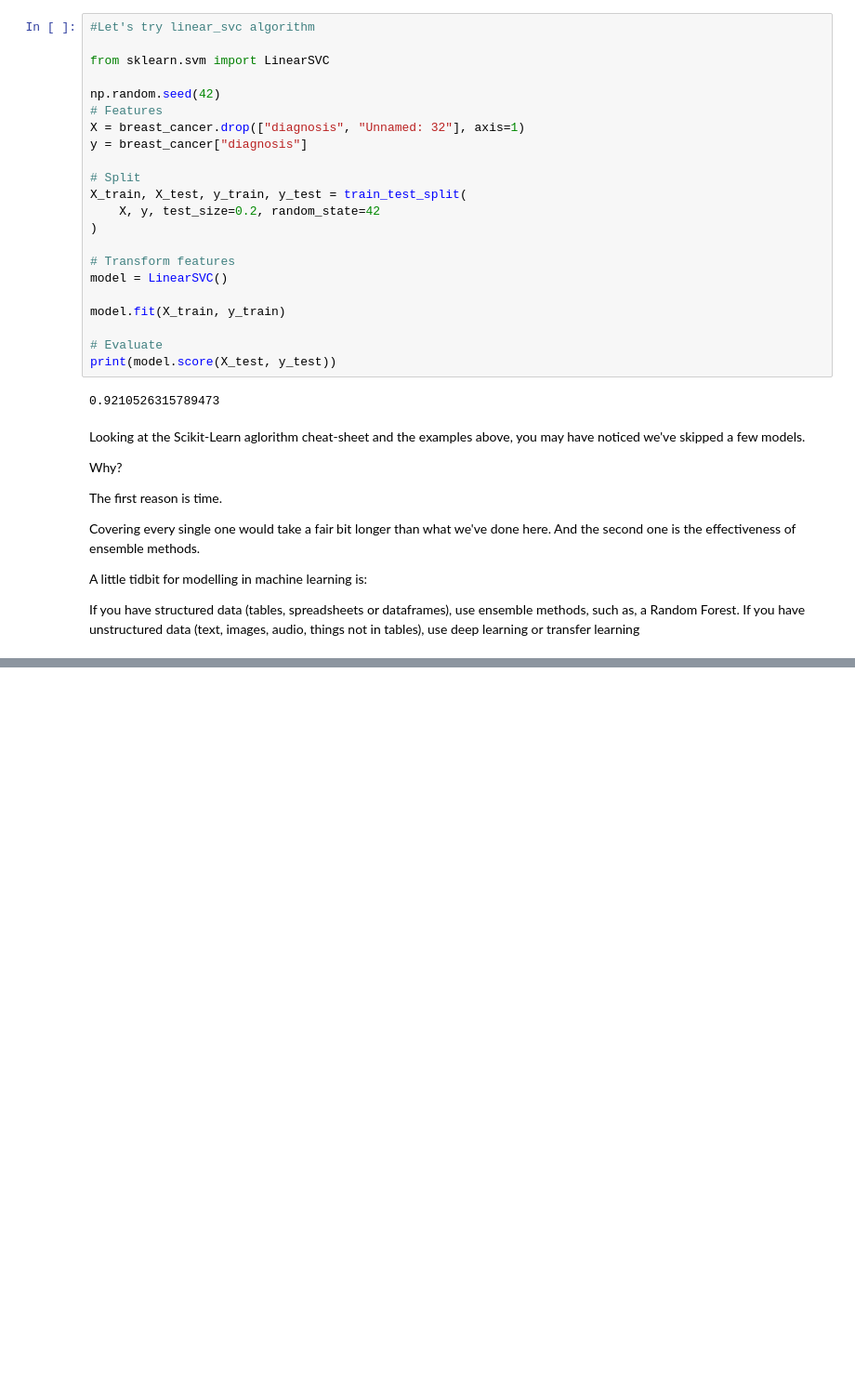
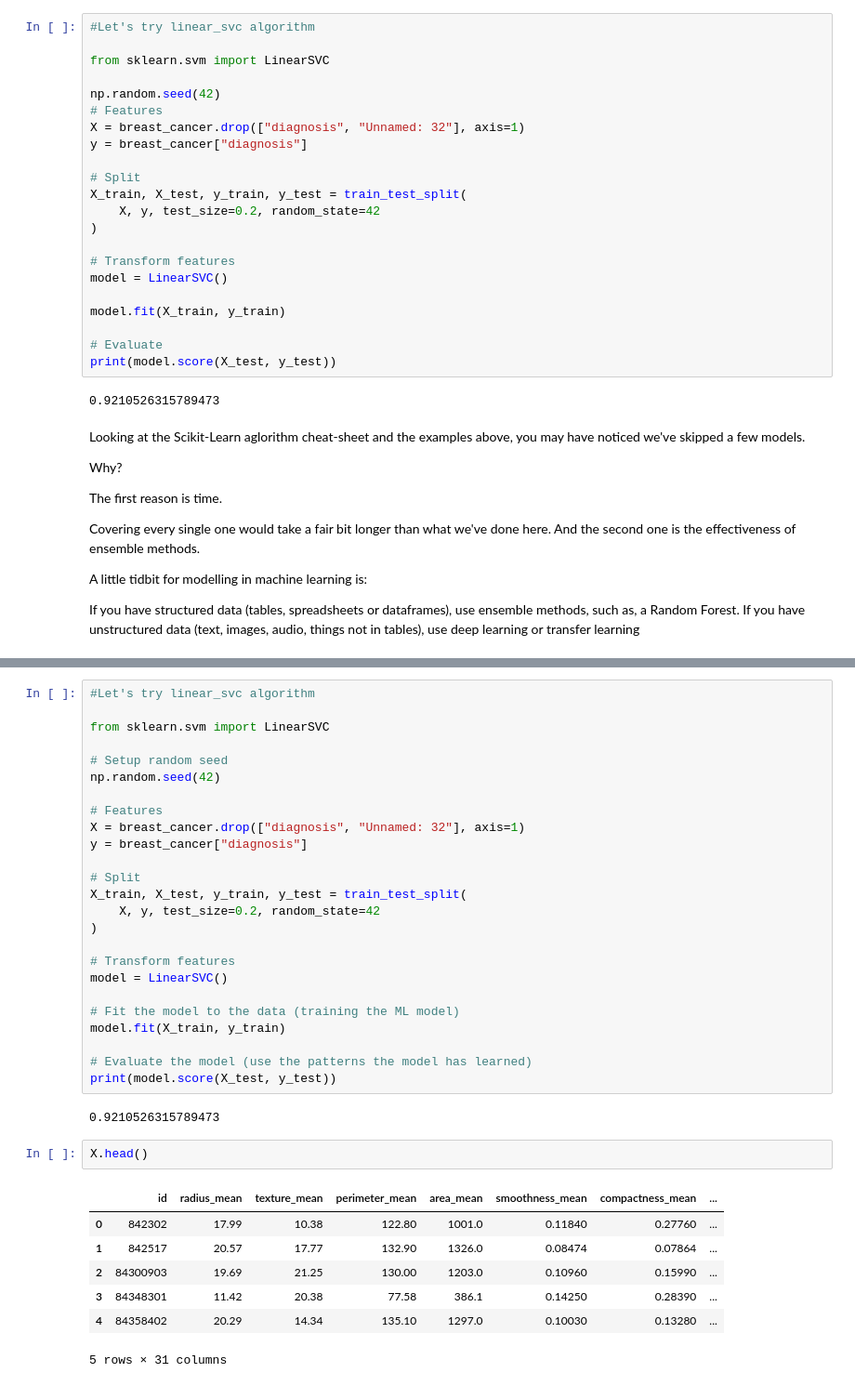
Before and after one commit to WassimMgg/Scikit-Learn_Library, a Jupyter notebook: Scikit-learn_Library.ipynb, the cells around one changed output, grey strips where cells are left out. Shown at 93% size. Saved outputs shown, nothing was run; the diff lists cells and outputs as text; blank space fills up the shorter version.

```diff
--- a/Scikit-learn_Library.ipynb
+++ b/Scikit-learn_Library.ipynb
@@ -859,0 +854,37 @@ If you have unstructured data (text, images, audio, things not in tables), use d
+# %%
+#Let's try linear_svc algorithm
+
+from sklearn.svm import LinearSVC
+
+# Setup random seed
+np.random.seed(42)
+
+# Features
+X = breast_cancer.drop(["diagnosis", "Unnamed: 32"], axis=1)
+y = breast_cancer["diagnosis"]
+
+# Split
+X_train, X_test, y_train, y_test = train_test_split(
+    X, y, test_size=0.2, random_state=42
+)
+
+# Transform features
+model = LinearSVC()
+
+# Fit the model to the data (training the ML model)
+model.fit(X_train, y_train)
+
+# Evaluate the model (use the patterns the model has learned)
+print(model.score(X_test, y_test))
+# %% [output]
+0.9210526315789473
+# %%
+X.head()
+# %% [output]
+|  | id | radius_mean | texture_mean | perimeter_mean | area_mean | smoothness_mean | compactness_mean | ... |
+| 0 | 842302 | 17.99 | 10.38 | 122.80 | 1001.0 | 0.11840 | 0.27760 | ... |
+| 1 | 842517 | 20.57 | 17.77 | 132.90 | 1326.0 | 0.08474 | 0.07864 | ... |
+| 2 | 84300903 | 19.69 | 21.25 | 130.00 | 1203.0 | 0.10960 | 0.15990 | ... |
+| 3 | 84348301 | 11.42 | 20.38 | 77.58 | 386.1 | 0.14250 | 0.28390 | ... |
+| 4 | 84358402 | 20.29 | 14.34 | 135.10 | 1297.0 | 0.10030 | 0.13280 | ... |
+5 rows × 31 columns
```
Also changed, not shown: parts of 21 cells of this notebook.
